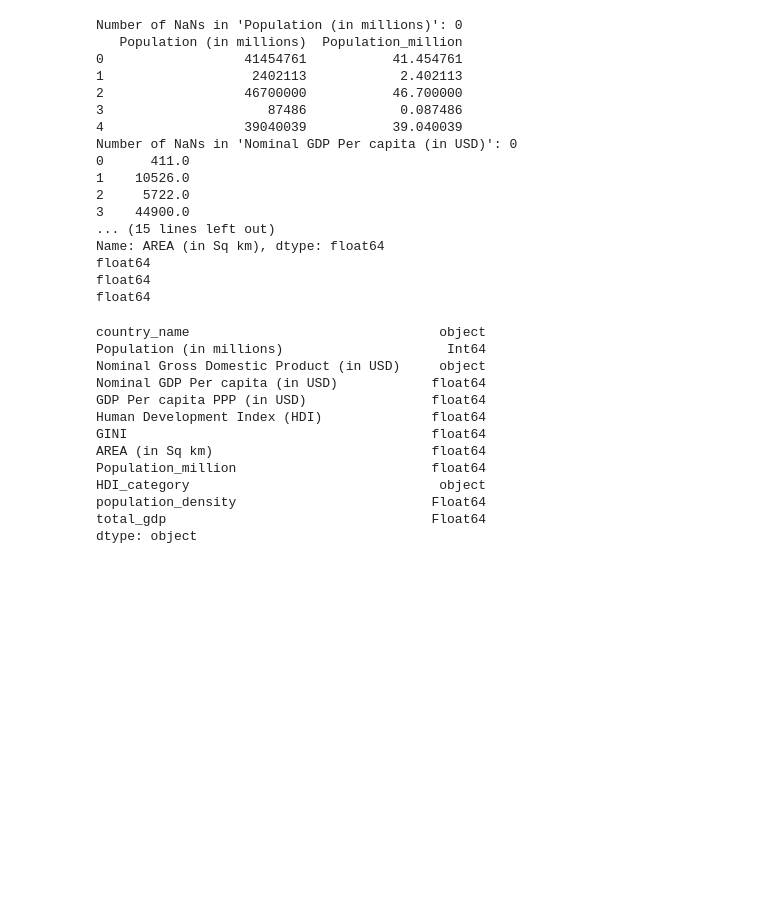
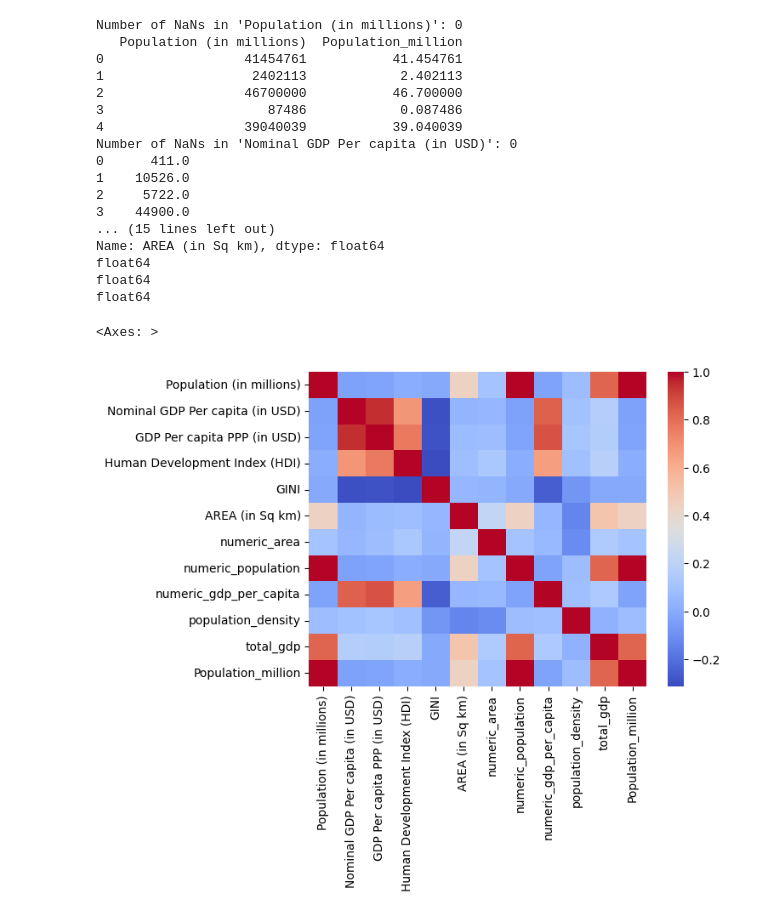
Before and after one commit to studentAybu/ML_GlobalCountryMetrics2025, a Jupyter notebook: ML_GlobalCountryMetrics2025.ipynb, the cells around one changed output. Drawn from its saved outputs; the diff is of its cells as text; code cells hidden in the pictures; blank space fills up the shorter version.

Commit message:
altered some numeric columns for %100 numeric use added corr matrix, dist spline and variability plots rearranged data as feature frame and target frame and removed outliers with respect to iqr*1.5

```diff
--- a/ML_GlobalCountryMetrics2025.ipynb
+++ b/ML_GlobalCountryMetrics2025.ipynb
@@ -33,6 +33,8 @@ import pandas as pd
 # reading the file
 file =('/content/global-country-metrics-2025-hdi-gdp-pop-area/countries_metric - Sheet1.csv')
 newData = pd.read_csv(file)
+newData = newData.dropna()
+newData = newData.convert_dtypes()
 
 # displaying the contents of the file
 newData.head()
@@ -93,2 +66,0 @@ AREA (in Sq km)                                                  0.00
-# %%
-newData = data.dropna()
@@ -162 +87,15 @@ total_gdp                                   object
 dtype: object
+# %%
+import re
+def toNumericSeries(el):
+  s=str(el)
+  numeric_part = ''.join(re.findall(r"\d+", s))
+  return float(numeric_part)
+
+newData['numeric_area'] = newData['AREA (in Sq km)'].apply(toNumericSeries)
+newData['numeric_population']=newData['Population (in millions)'].apply(toNumericSeries)
+newData['numeric_gdp_per_capita'] = newData['GDP Per capita PPP (in USD)'].apply(toNumericSeries)
+newData['numeric_nominal_gdp']=newData['Nominal GDP Per capita (in USD)'].apply(toNumericSeries)
+newData['numeric_nominal_gross']=newData['Nominal Gross Domestic Product (in USD)'].apply(toNumericSeries)
+
+print(newData.info())
@@ -178,10 +135,10 @@ def categorize_hdi(hdi):
 newData['HDI_category'] = newData['Human Development Index (HDI)'].apply(categorize_hdi)
 
 # Population density (population as integer, area in km2)
-newData['population_density'] = (newData['Population (in millions)'] * 1_000_000) / newData['AREA (in Sq km)']
+newData['population_density'] = (newData['numeric_population'] * 1_000_000) / newData['numeric_area']
 
 # Total GDP (Nominal GDP Per capita * population)
-newData['total_gdp'] = newData['Nominal GDP Per capita (in USD)'] * (newData['Population (in millions)'] * 1_000_000)
+newData['total_gdp'] = newData['numeric_gdp_per_capita'] * (newData['numeric_population'] * 1_000_000)
 
 print(newData[['population_density', 'total_gdp', 'HDI_category']].head())
 print(newData['HDI_category'].value_counts(dropna=False))
@@ -273,19 +230,11 @@ Name: AREA (in Sq km), dtype: float64
 float64
 float64
 float64
-# %%
-print(newData.dtypes)
-# %% [output]
-country_name                                object
-Population (in millions)                     Int64
-Nominal Gross Domestic Product (in USD)     object
-Nominal GDP Per capita (in USD)            float64
-GDP Per capita PPP (in USD)                float64
-Human Development Index (HDI)              float64
-GINI                                       float64
-AREA (in Sq km)                            float64
-Population_million                         float64
-HDI_category                                object
-population_density                         Float64
-total_gdp                                  Float64
-dtype: object
+# %%
+import seaborn as sns
+import matplotlib.pyplot as plt
+correlation_matrix = newData.corr(numeric_only= True)
+sns.heatmap(correlation_matrix, annot=False, cmap="coolwarm")
+# %% [output]
+<Axes: >
+[figure, added]
```
Also changed, not shown: parts of 9 cells of this notebook.
